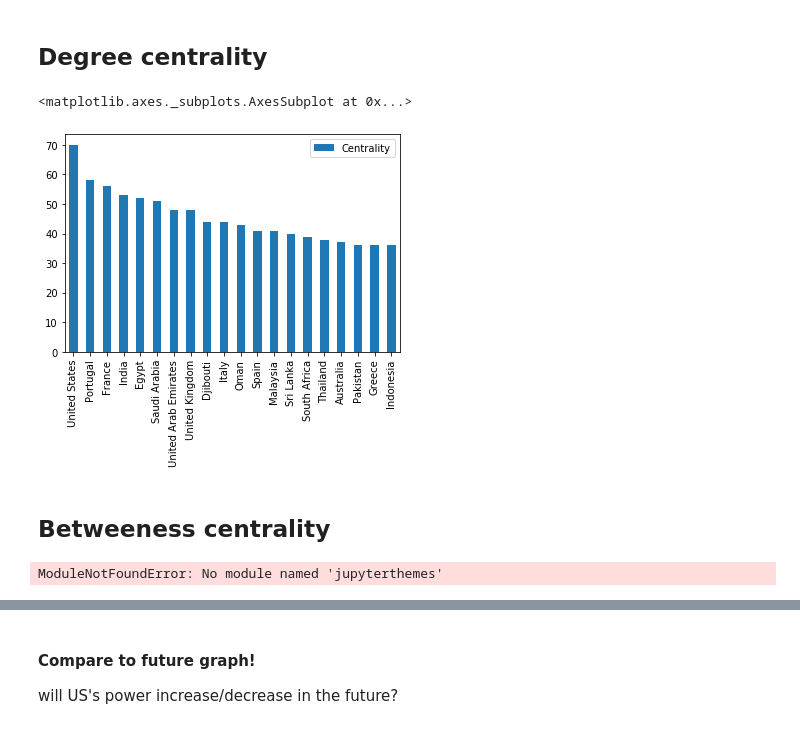
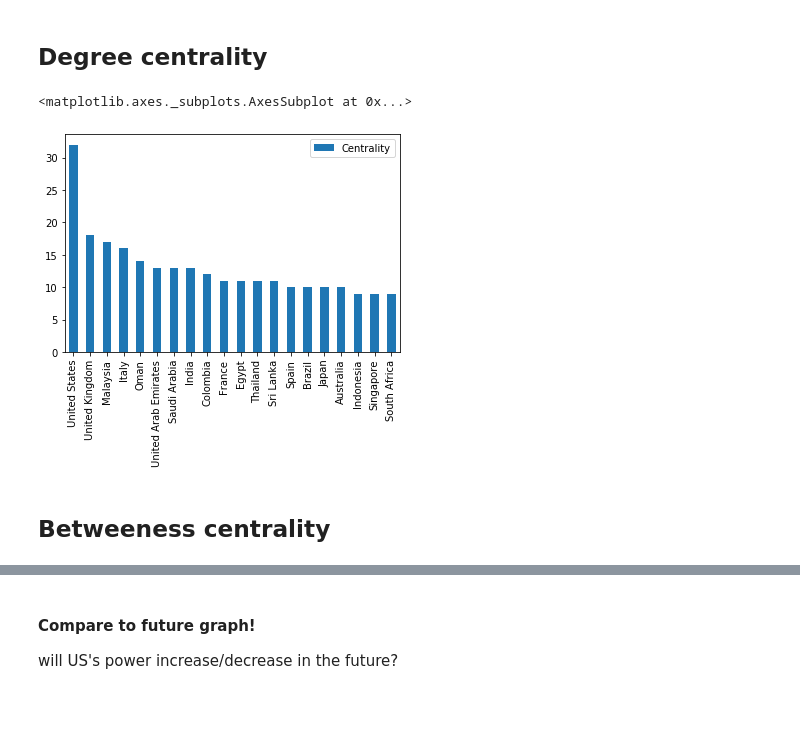
Before and after one commit to daylight-lab/undersea-cables, a Jupyter notebook: analysis.ipynb, the cells around one changed output, grey strips where cells are left out. Saved outputs shown, nothing was run; the diff lists cells and outputs as text; code cells hidden in the pictures.

```diff
--- a/analysis.ipynb
+++ b/analysis.ipynb
@@ -174,40 +86,15 @@ Exception: Cannot find cable with id 2103
 # %%
 edges = {}
 
-def construct_graph (include_future_cables=False):
+def construct_graph (**kwargs):
     G = nx.Graph()
-    for country in countries:
-        cc2 = country_to_cc2(country['name'])
-        # add nodes for each country
-        G.add_node(cc2)
-    for country in countries:
-        # add edges for each country
-        from_cc2 = country_to_cc2(country['name'])
-        cables = [get_cable(c['cable_id'])
-                  for c in country['cables']]
-        # if we are choosing to exclude future cables
-        if not include_future_cables:
-            # only include cables ready for service today
-            cables = [c for c in cables if is_ready_for_service(c)]
-        for cable in cables:
-            connection_names = get_connections(cable)
-            connection_cc2s = [place_name_to_cc2(n) for n in connection_names]
-            for to_cc2 in connection_cc2s:
-                # take international connections only
-                if from_cc2 != to_cc2:
-                    # sort tuple
-                    # this assures there's one entry per pair of countries
-                    dict_key = tuple(sorted((from_cc2, to_cc2),
-                                            key=lambda tup: tup[1]))
-                    if dict_key in edges:
-                        edges[dict_key] = edges[dict_key]+1
-                    else:
-                        edges[dict_key] = 1
-    # construct the graph
-    for dkey, weight in edges.items():
-        from_cc, to_cc = dkey
-        # the weight of each edge <= the number of cables
-        G.add_edge(from_cc, to_cc, weight=weight)
+    edges = assemble_edges(**kwargs)
+    nodes = set(flatten(edges.keys()))
+    for node in nodes:
+        G.add_node(node)
+    for edge, weight in edges.items():
+        a, b = edge
+        G.add_edge(a, b, weight=weight)
 
     return G
 
@@ -288,28 +175,27 @@ def top_n (my_dict, n, reverse=True):
 # %%
 top_degree = top_n(degree_dict, 20)
 # %%
+from pycountry_convert import country_alpha2_to_country_name
 def plot_top (top_lst, title='Centrality', **kwargs):
     degree = pd.DataFrame(top_lst, columns=['Country', title])
     degree.index = degree['Country']
-    degree['Country'] = degree['Country'].apply(cc_to_country)
+    degree['Country'] = degree['Country'].apply(country_alpha2_to_country_name)
     ax = degree.plot.bar(**kwargs)
     ax.set_xlabel('')
     return ax
 
 plot_top(top_degree)
 # %% [output]
 <matplotlib.axes._subplots.AxesSubplot at 0x...>
-[figure, old version]
+[figure, new version]
 # %% [markdown]
 ## Betweeness centrality
 # %%
-from jupyterthemes import jtplot
+# from jupyterthemes import jtplot
 
-# scale font-size of ticklabels, legend, etc.
-# remove spines from x and y axes and make grid dashed
-jtplot.style(context='talk', fscale=1, spines=False, gridlines='--')
+# # scale font-size of ticklabels, legend, etc.
+# # remove spines from x and y axes and make grid dashed
+# jtplot.style(context='talk', fscale=1, spines=False, gridlines='--')
-# %% [output]
-ModuleNotFoundError: No module named 'jupyterthemes'
 # %%
 betweenness_dict = nx.betweenness_centrality(G, weight='weight') # Run betweenness centrality
 nx.set_node_attributes(G, betweenness_dict, 'betweenness')
```
Also changed, not shown: parts of 28 cells of this notebook, 2 other files.
